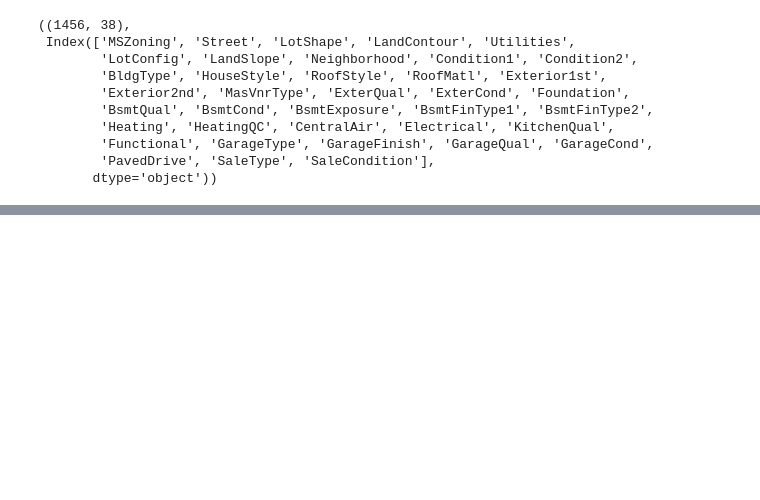
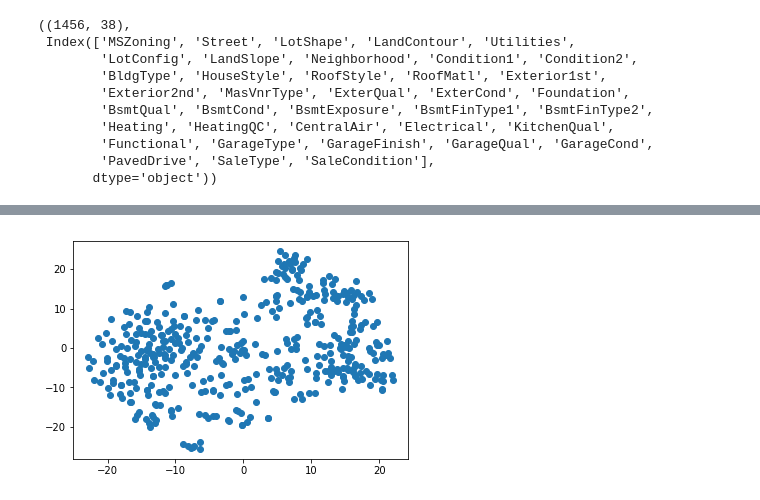
Before and after one commit to scottmr/Ames-housing, a Jupyter notebook: Kaggle_Ames_Housing.ipynb, the cells around one changed output, grey strips where cells are left out. Saved outputs shown, nothing was run; the diff lists cells and outputs as text; code cells hidden in the pictures; blank space fills up the shorter version.

```diff
--- a/Kaggle_Ames_Housing.ipynb
+++ b/Kaggle_Ames_Housing.ipynb
@@ -486,0 +645,3 @@ cat_num.shape, cat_num.columns
+# %%
+# Join categorical and numerical features
+train = pd.concat([train_num, train_cat], axis = 1)
@@ -486,0 +777,8 @@ cat_num.shape, cat_num.columns
+# %%
+#from sklearn.manifold import TSNE
+tsne = TSNE(n_components=2, random_state=11)
+reduced_data = tsne.fit_transform(X_test)
+# %%
+dots = plt.scatter(reduced_data[:, 0], reduced_data[:, 1])
+# %% [output]
+[figure, added]
```
Also changed, not shown: parts of 49 cells of this notebook.
